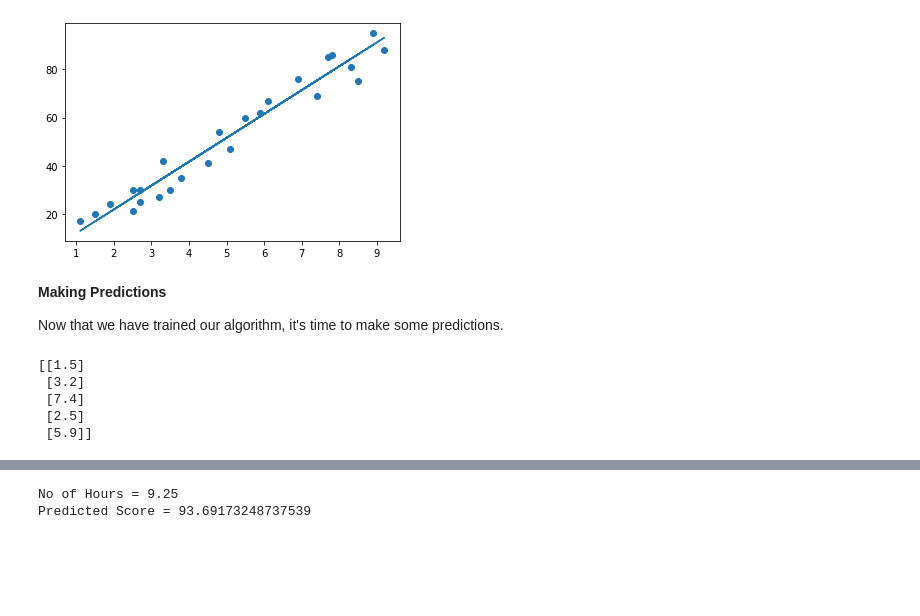
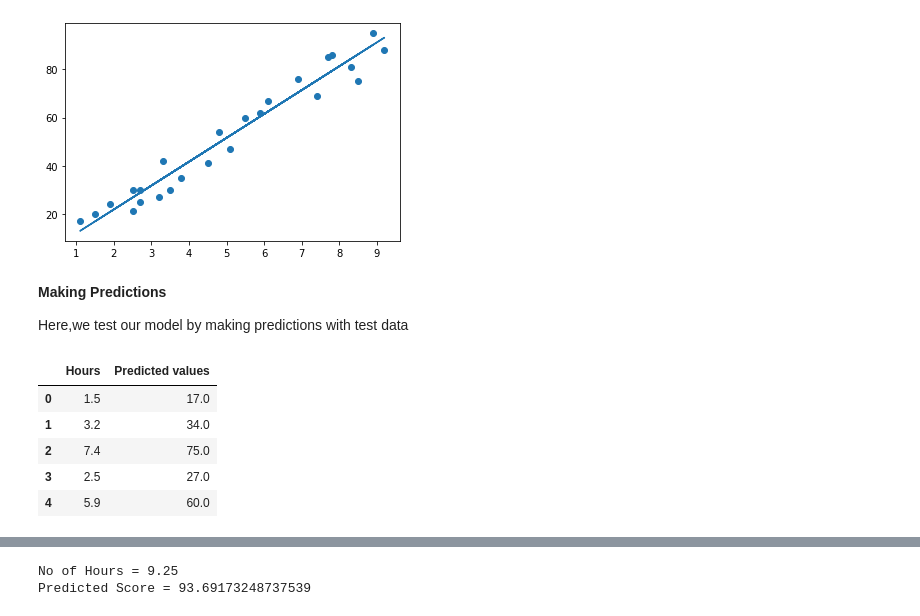
Before and after one commit to RutujaHarale/Sparks-Foundation, a Jupyter notebook: Prediction_using_Unsupervised_ML.ipynb, the cells around one changed output, grey strips where cells are left out. Saved outputs shown, nothing was run; the diff lists cells and outputs as text; code cells hidden in the pictures; blank space fills up the shorter version.

```diff
--- a/Prediction_using_Unsupervised_ML.ipynb
+++ b/Prediction_using_Unsupervised_ML.ipynb
@@ -101,19 +99,21 @@ plt.plot(X, line);
 plt.show()
 # %% [output]
 [figure]
-# %% [markdown]
-**Making Predictions**
-
-Now that we have trained our algorithm, it's time to make some predictions.
-# %%
-print(X_test) # Testing data - In Hours
-y_pred = regressor.predict(X_test) # Predicting the scores
-# %% [output]
-[[1.5]
- [3.2]
- [7.4]
- [2.5]
- [5.9]]
+# %% [markdown]
+**Making Predictions**
+
+Here,we test our model by making predictions with test data
+# %%
+y_pred = regressor.predict(X_test).round() # Predicting the score
+new_scores = pd.DataFrame({'Hours': [i[0] for i in X_test] ,'Predicted values':[y for y in y_pred]})
+new_scores
+# %% [output]
+|  | Hours | Predicted values |
+| 0 | 1.5 | 17.0 |
+| 1 | 3.2 | 34.0 |
+| 2 | 7.4 | 75.0 |
+| 3 | 2.5 | 27.0 |
+| 4 | 5.9 | 60.0 |
 # %%
 # Comparing Actual vs Predicted
 df = pd.DataFrame({'Actual': y_test, 'Predicted': y_pred})
```
Also changed, not shown: parts of 4 cells of this notebook.
